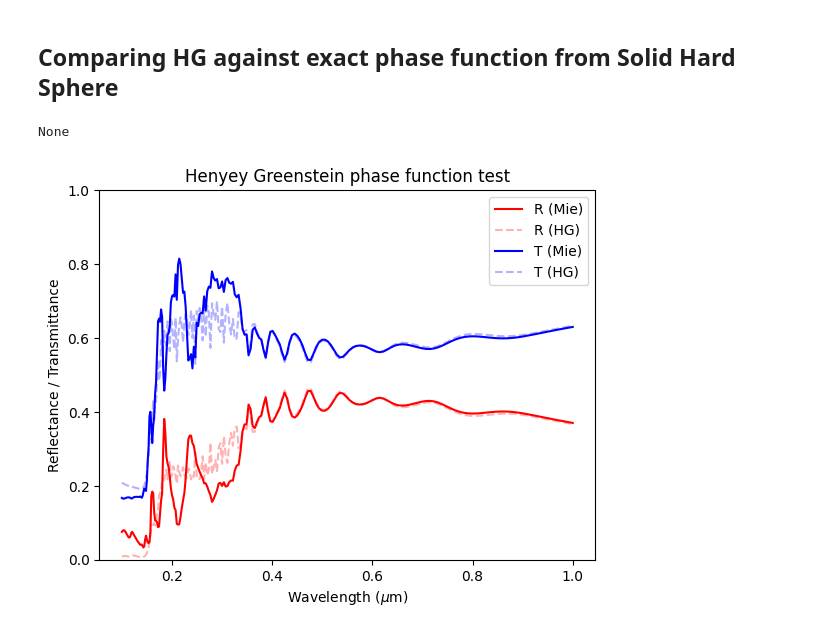
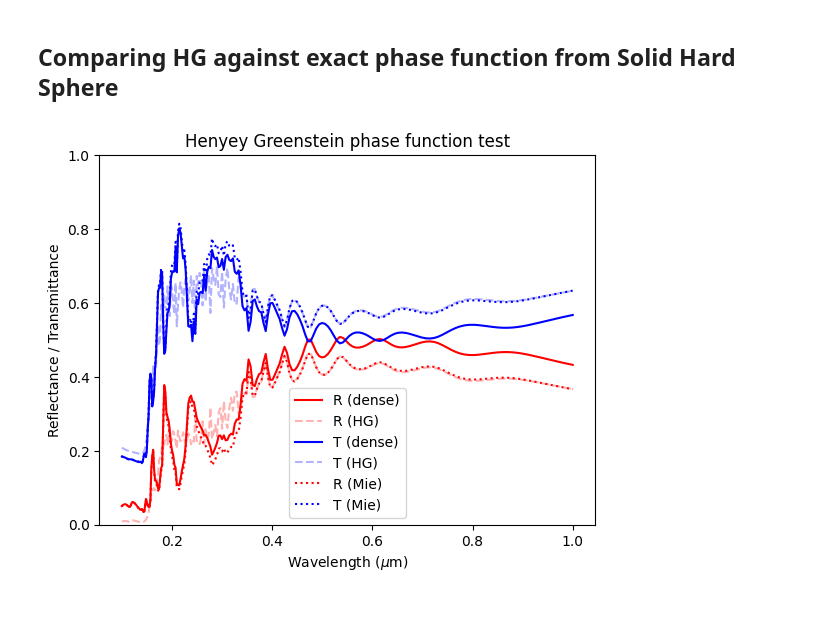
Before and after one commit to PanxoPanza/empylib, a Jupyter notebook: docs/testing_iad_custom_phasefunction.ipynb, the cells around one changed output. Saved outputs shown, nothing was run; the diff lists cells and outputs as text; code cells hidden in the pictures.

```diff
--- a/docs/testing_iad_custom_phasefunction.ipynb
+++ b/docs/testing_iad_custom_phasefunction.ipynb
@@ -332,16 +340,16 @@ plt.show()
 # %% [markdown]
 ## Comparing HG against exact phase function from Solid Hard Sphere
 # %%
-phase_scat_dense = mie.phase_scatt_dense(lam, Nh, Np, Dp, fv, theta = theta_eval)
+phase_scat_dense = mie.phase_scatt_ensemble(lam, Nh, Np, Dp, fv,
+                                            theta = theta_eval,
+                                            dependent_scatt=True)
-# %% [output]
-None
 # %%
 mu_theta = np.cos(theta_eval)
 phase_scat_dense.index = mu_theta
 phase_scat_dense.index.name = 'cos(theta)'
 # %%
-R_lam_mie = np.zeros_like(lam)
-T_lam_mie = np.zeros_like(lam)
+R_lam_dense = np.zeros_like(lam)
+T_lam_dense = np.zeros_like(lam)
 
 s = Sample(a=a,
            b=b,
@@ -350,17 +358,19 @@ s = Sample(a=a,
            pf_type="TABULATED",
            pf_data=phase_scat_dense)      # transpose -> index = μ, 1 column
 
-R_lam_mie, T_lam_mie, *_ = s.rt()
+R_lam_dense, T_lam_dense, *_ = s.rt()
 # %%
-plt.plot(lam, R_lam_mie, '-r', label = 'R (Mie)', ms = 5.0, mfc = 'w')
+plt.plot(lam, R_lam_dense, '-r', label = 'R (dense)', ms = 5.0, mfc = 'w')
 plt.plot(lam, R_lam_HG, '--r', label = 'R (HG)', alpha = 0.3)
-plt.plot(lam, T_lam_mie, '-b', label = 'T (Mie)', ms = 5.0, mfc = 'w')
+plt.plot(lam, T_lam_dense, '-b', label = 'T (dense)', ms = 5.0, mfc = 'w')
 plt.plot(lam, T_lam_HG, '--b', label = 'T (HG)', alpha = 0.3)
+plt.plot(lam, R_lam_mie, ':r', label = 'R (Mie)', ms = 5.0, mfc = 'w')
+plt.plot(lam, T_lam_mie, ':b', label = 'T (Mie)', ms = 5.0, mfc = 'w')
 plt.legend()
 plt.ylim(0,1)
 plt.ylabel('Reflectance / Transmittance')
 plt.xlabel(r'Wavelength ($\mu$m)')
 plt.title('Henyey Greenstein phase function test')
 plt.show()
 # %% [output]
-[figure, old version]
+[figure, new version]
```
Also changed, not shown: parts of 5 cells of this notebook, 3 other files.
